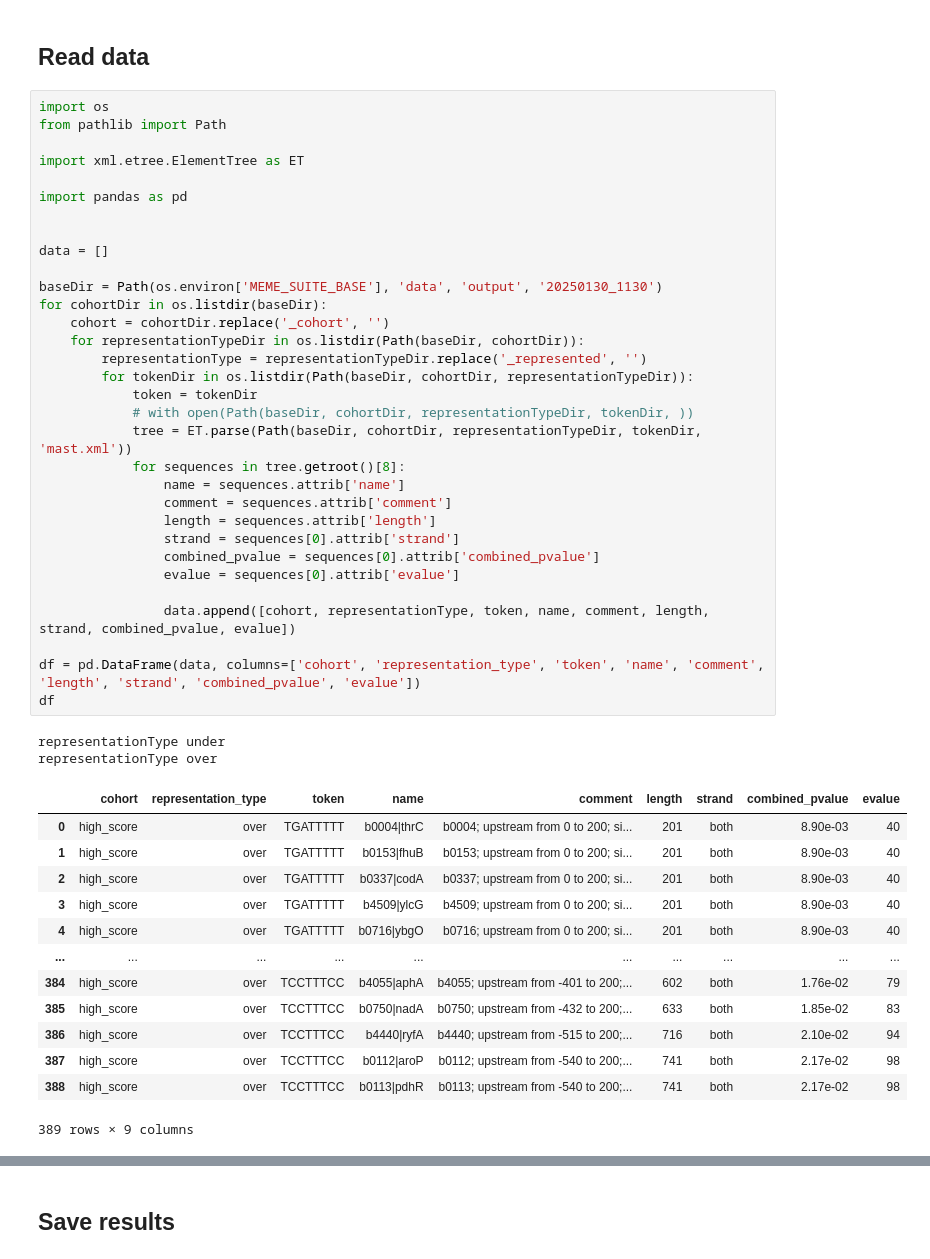
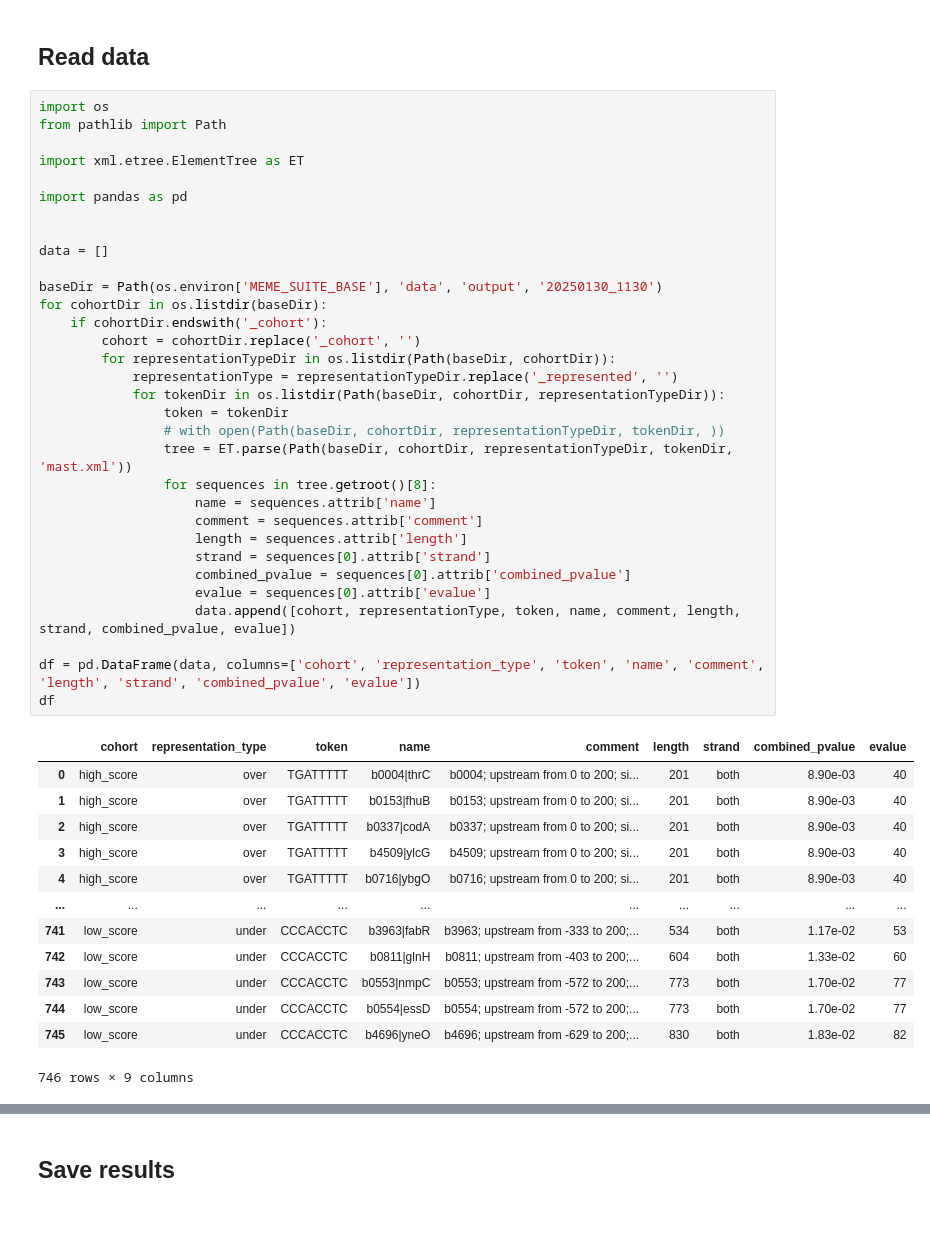
Before and after one commit to ryashpal/alfred-data-analysis, a Jupyter notebook: notebooks/mast/read_data.ipynb, the cells around one changed output, grey strips where cells are left out. Cells and saved outputs as stored; diff of their text form; blank space fills up the shorter version.

```diff
--- a/notebooks/mast/read_data.ipynb
+++ b/notebooks/mast/read_data.ipynb
@@ -5,48 +5,46 @@
 # %%
 import os
 from pathlib import Path
 
 import xml.etree.ElementTree as ET
 
 import pandas as pd
 
 
 data = []
 
 baseDir = Path(os.environ['MEME_SUITE_BASE'], 'data', 'output', '20250130_1130')
 for cohortDir in os.listdir(baseDir):
-    cohort = cohortDir.replace('_cohort', '')
-    for representationTypeDir in os.listdir(Path(baseDir, cohortDir)):
-        representationType = representationTypeDir.replace('_represented', '')
-        for tokenDir in os.listdir(Path(baseDir, cohortDir, representationTypeDir)):
-            token = tokenDir
-            # with open(Path(baseDir, cohortDir, representationTypeDir, tokenDir, ))
-            tree = ET.parse(Path(baseDir, cohortDir, representationTypeDir, tokenDir, 'mast.xml'))
-            for sequences in tree.getroot()[8]:
-                name = sequences.attrib['name']
-                comment = sequences.attrib['comment']
-                length = sequences.attrib['length']
-                strand = sequences[0].attrib['strand']
-                combined_pvalue = sequences[0].attrib['combined_pvalue']
-                evalue = sequences[0].attrib['evalue']
-
-                data.append([cohort, representationType, token, name, comment, length, strand, combined_pvalue, evalue])
+    if cohortDir.endswith('_cohort'):
+        cohort = cohortDir.replace('_cohort', '')
+        for representationTypeDir in os.listdir(Path(baseDir, cohortDir)):
+            representationType = representationTypeDir.replace('_represented', '')
+            for tokenDir in os.listdir(Path(baseDir, cohortDir, representationTypeDir)):
+                token = tokenDir
+                # with open(Path(baseDir, cohortDir, representationTypeDir, tokenDir, ))
+                tree = ET.parse(Path(baseDir, cohortDir, representationTypeDir, tokenDir, 'mast.xml'))
+                for sequences in tree.getroot()[8]:
+                    name = sequences.attrib['name']
+                    comment = sequences.attrib['comment']
+                    length = sequences.attrib['length']
+                    strand = sequences[0].attrib['strand']
+                    combined_pvalue = sequences[0].attrib['combined_pvalue']
+                    evalue = sequences[0].attrib['evalue']
+                    data.append([cohort, representationType, token, name, comment, length, strand, combined_pvalue, evalue])
 
 df = pd.DataFrame(data, columns=['cohort', 'representation_type', 'token', 'name', 'comment', 'length', 'strand', 'combined_pvalue', 'evalue'])
 df
 # %% [output]
+|  | cohort | representation_type | token | name | comment | length | strand | combined_pvalue | evalue |
+| 0 | high_score | over | TGATTTTT | b0004|thrC | b0004; upstream from 0 to 200; si... | 201 | both | 8.90e-03 | 40 |
+| 1 | high_score | over | TGATTTTT | b0153|fhuB | b0153; upstream from 0 to 200; si... | 201 | both | 8.90e-03 | 40 |
+| 2 | high_score | over | TGATTTTT | b0337|codA | b0337; upstream from 0 to 200; si... | 201 | both | 8.90e-03 | 40 |
+| 3 | high_score | over | TGATTTTT | b4509|ylcG | b4509; upstream from 0 to 200; si... | 201 | both | 8.90e-03 | 40 |
+| 4 | high_score | over | TGATTTTT | b0716|ybgO | b0716; upstream from 0 to 200; si... | 201 | both | 8.90e-03 | 40 |
+| ... | ... | ... | ... | ... | ... | ... | ... | ... | ... |
+| 741 | low_score | under | CCCACCTC | b3963|fabR | b3963; upstream from -333 to 200;... | 534 | both | 1.17e-02 | 53 |
+| 742 | low_score | under | CCCACCTC | b0811|glnH | b0811; upstream from -403 to 200;... | 604 | both | 1.33e-02 | 60 |
+| 743 | low_score | under | CCCACCTC | b0553|nmpC | b0553; upstream from -572 to 200;... | 773 | both | 1.70e-02 | 77 |
+| 744 | low_score | under | CCCACCTC | b0554|essD | b0554; upstream from -572 to 200;... | 773 | both | 1.70e-02 | 77 |
+| 745 | low_score | under | CCCACCTC | b4696|yneO | b4696; upstream from -629 to 200;... | 830 | both | 1.83e-02 | 82 |
-representationType under
-representationType over
+746 rows × 9 columns
-|  | cohort | representation_type | token | name | comment | length | strand | combined_pvalue | evalue |
-| 0 | high_score | over | TGATTTTT | b0004|thrC | b0004; upstream from 0 to 200; si... | 201 | both | 8.90e-03 | 40 |
-| 1 | high_score | over | TGATTTTT | b0153|fhuB | b0153; upstream from 0 to 200; si... | 201 | both | 8.90e-03 | 40 |
-| 2 | high_score | over | TGATTTTT | b0337|codA | b0337; upstream from 0 to 200; si... | 201 | both | 8.90e-03 | 40 |
-| 3 | high_score | over | TGATTTTT | b4509|ylcG | b4509; upstream from 0 to 200; si... | 201 | both | 8.90e-03 | 40 |
-| 4 | high_score | over | TGATTTTT | b0716|ybgO | b0716; upstream from 0 to 200; si... | 201 | both | 8.90e-03 | 40 |
-| ... | ... | ... | ... | ... | ... | ... | ... | ... | ... |
-| 384 | high_score | over | TCCTTTCC | b4055|aphA | b4055; upstream from -401 to 200;... | 602 | both | 1.76e-02 | 79 |
-| 385 | high_score | over | TCCTTTCC | b0750|nadA | b0750; upstream from -432 to 200;... | 633 | both | 1.85e-02 | 83 |
-| 386 | high_score | over | TCCTTTCC | b4440|ryfA | b4440; upstream from -515 to 200;... | 716 | both | 2.10e-02 | 94 |
-| 387 | high_score | over | TCCTTTCC | b0112|aroP | b0112; upstream from -540 to 200;... | 741 | both | 2.17e-02 | 98 |
-| 388 | high_score | over | TCCTTTCC | b0113|pdhR | b0113; upstream from -540 to 200;... | 741 | both | 2.17e-02 | 98 |
-389 rows × 9 columns
```
Also changed, not shown: parts of 10 cells of this notebook, 6 other files.
